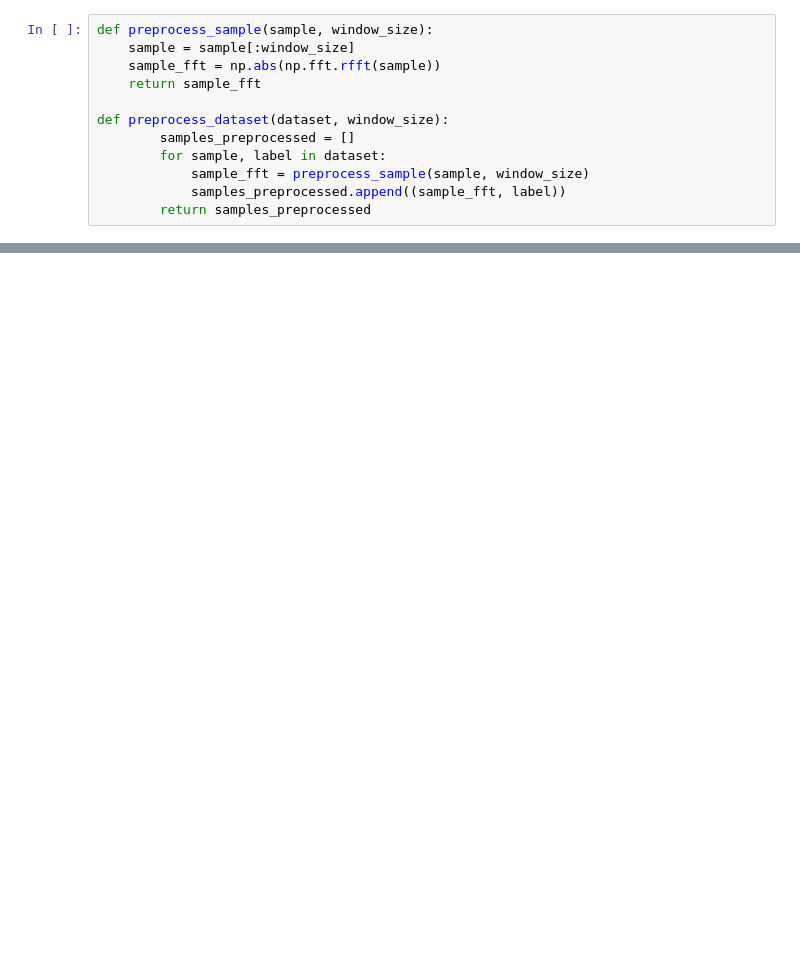
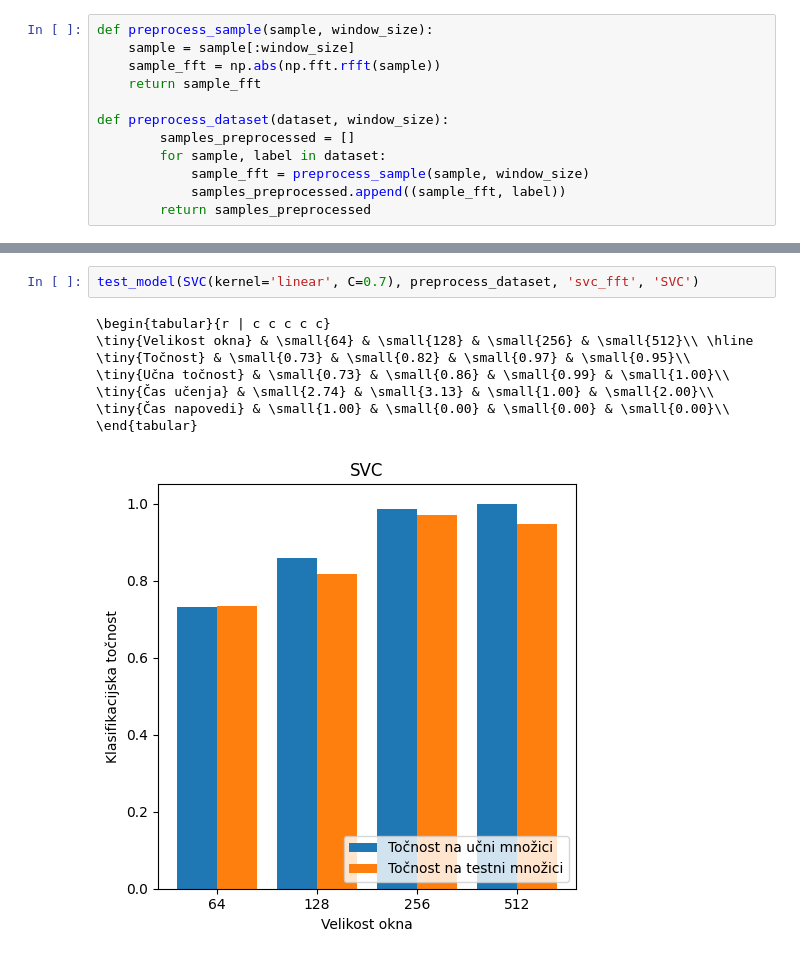
Before and after one commit to njezersek/cajon-sound-classification, a Jupyter notebook: test.ipynb, the cells around one changed output, grey strips where cells are left out. Saved outputs shown, nothing was run; the diff lists cells and outputs as text; blank space fills up the shorter version.

```diff
--- a/test.ipynb
+++ b/test.ipynb
@@ -335,0 +216,11 @@ Test accruacy 512 1.0
+# %%
+test_model(SVC(kernel='linear', C=0.7), preprocess_dataset, 'svc_fft', 'SVC')
+# %% [output]
+\begin{tabular}{r | c c c c c}
+\tiny{Velikost okna} & \small{64} & \small{128} & \small{256} & \small{512}\\ \hline
+\tiny{Točnost} & \small{0.73} & \small{0.82} & \small{0.97} & \small{0.95}\\
+\tiny{Učna točnost} & \small{0.73} & \small{0.86} & \small{0.99} & \small{1.00}\\
+\tiny{Čas učenja} & \small{2.74} & \small{3.13} & \small{1.00} & \small{2.00}\\
+\tiny{Čas napovedi} & \small{1.00} & \small{0.00} & \small{0.00} & \small{0.00}\\
+\end{tabular}
+[figure, added]
```
Also changed, not shown: parts of 13 cells of this notebook, 14 other files.
